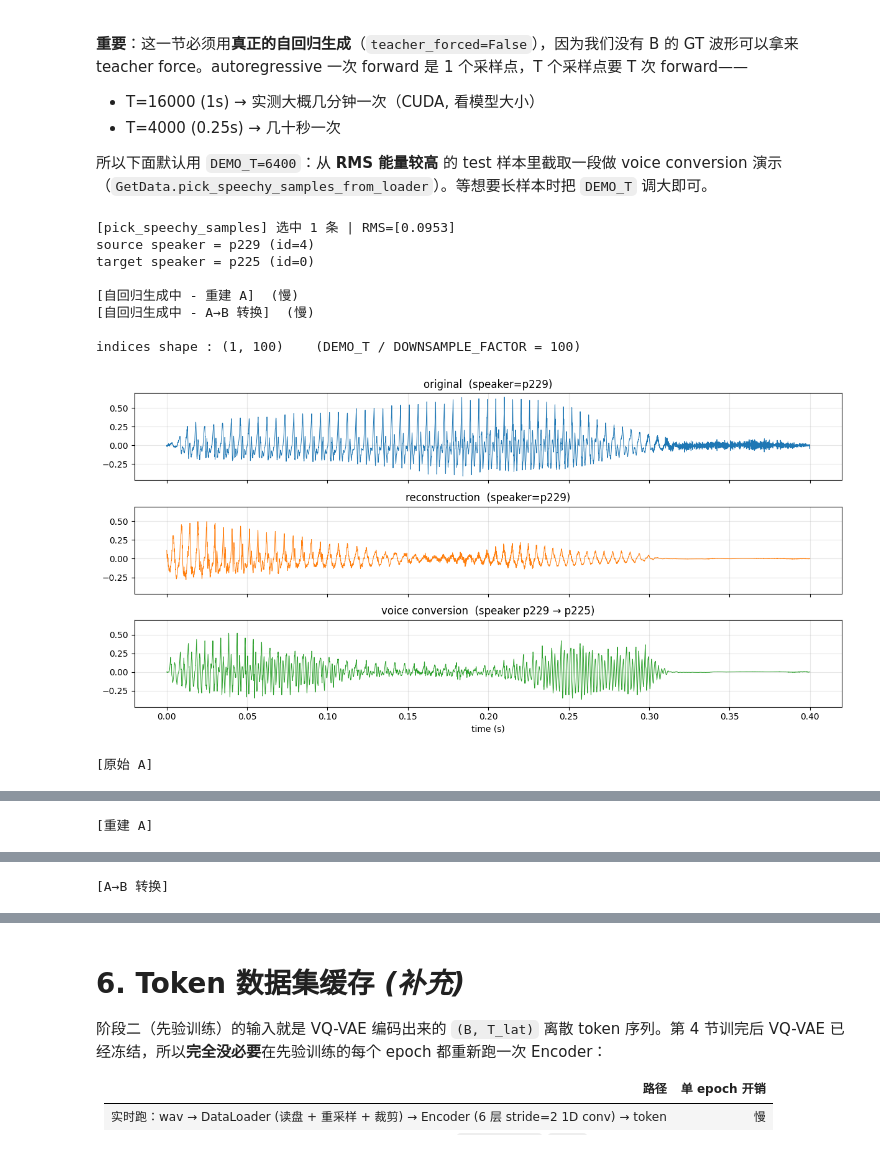
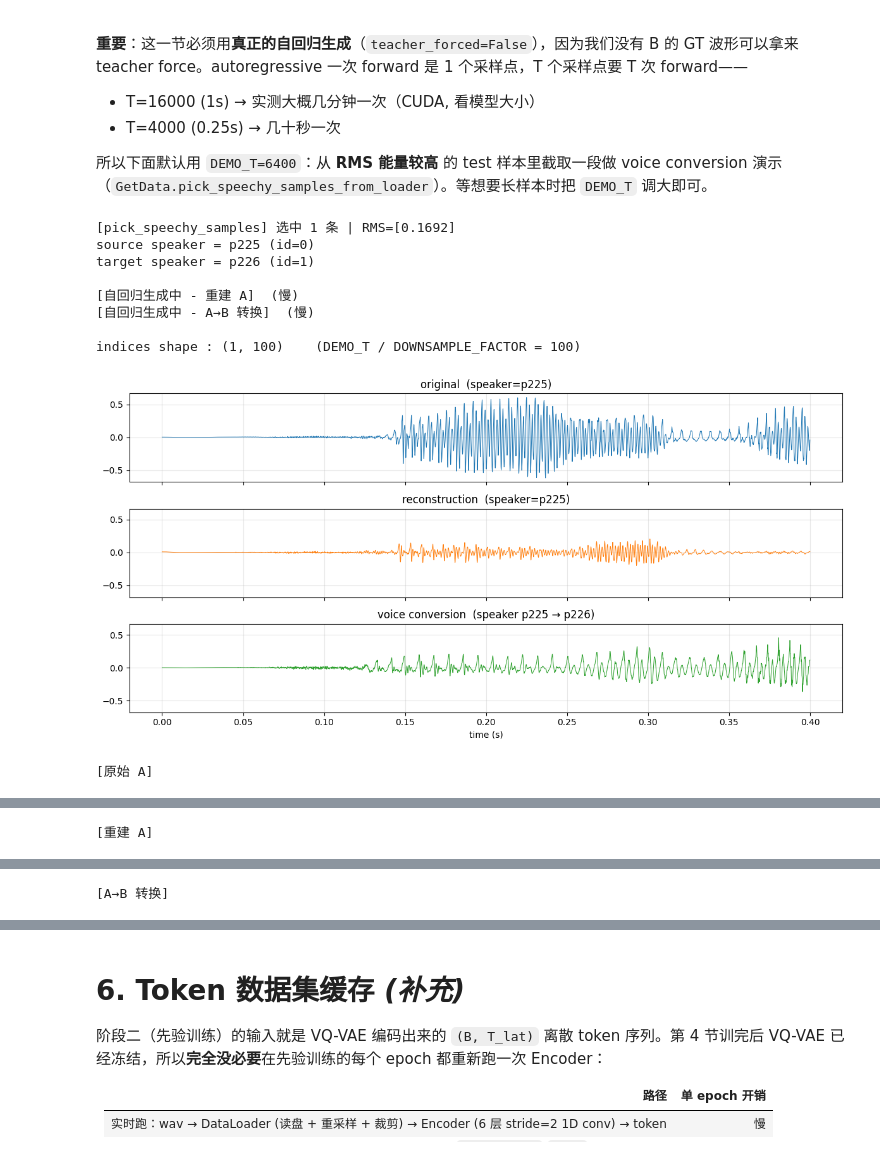
Before and after one commit to qing1zhuo/VQ-VAE, a Jupyter notebook: Audio_Ex/VCTK_recon&gene.ipynb, the cells around one changed output, grey strips where cells are left out. Saved outputs shown, nothing was run; the diff lists cells and outputs as text; code cells hidden in the pictures.

Commit message:
Update notebooks, checkpoint, notes & add generated images and report

```diff
--- a/Audio_Ex/VCTK_recon&gene.ipynb
+++ b/Audio_Ex/VCTK_recon&gene.ipynb
@@ -123,7 +123,7 @@ COMMIT_COST       = 0.25       # commitment loss 系数 β
 # ============================================================
 # 训练超参
 # ============================================================
-EPOCHS     = 1
+EPOCHS     = 3
 PRINT_EPOC = 1
 lr         = 2e-4
 wd         = 0.0
@@ -810,7 +817,7 @@ assert DEMO_T % DOWNSAMPLE_FACTOR == 0
 
 # ---- (1) 从 test 集挑一条 RMS 较高的 source (避免 head crop 的 leading silence) ----
 wf_src, _mu_src, spk_src = GetData.pick_speechy_samples_from_loader(
-    test_loader,
+    train_loader,
     n           = 1,
     min_rms     = 0.02,
     max_batches = 50,
@@ -819,7 +826,7 @@ src_id   = spk_src[0].item()
 src_name = id_to_speaker[src_id]
 
 # 从该条样本开头截取 DEMO_T 个采样点 (已是有语音的片段)
-wf_A  = wf_src[0:1, DEMO_T:2*DEMO_T]   # (1, DEMO_T)
+wf_A  = wf_src[0:1, :DEMO_T]   # (1, DEMO_T)
 spk_A = spk_src[0:1]           # (1,)
 print(f"source speaker = {src_name} (id={src_id})")
 
@@ -847,37 +854,37 @@ mu_BA, _ = Train.voice_convert_audio(
     model              = vqvae_model,
     waveform_float     = wf_A,
     target_speaker_id  = spk_B,
     device             = device,
 )
 wf_BA = mu_law_decode(mu_BA.cpu(), MU_LAW_CHANNELS)
 
 print(f"\nindices shape : {tuple(indices_A.shape)}    "
       f"(DEMO_T / DOWNSAMPLE_FACTOR = {DEMO_T // DOWNSAMPLE_FACTOR})")
 
 # ---- (4) 画三条波形 ----
 t_axis = np.arange(DEMO_T) / SAMPLE_RATE
 fig, axes = plt.subplots(3, 1, figsize=(12, 6), sharex=True, sharey=True)
 axes[0].plot(t_axis, wf_A[0].numpy(),  linewidth=0.7);                axes[0].set_title(f"original  (speaker={src_name})"); axes[0].grid(alpha=0.3)
 axes[1].plot(t_axis, wf_AA[0].numpy(), linewidth=0.7, color="tab:orange"); axes[1].set_title(f"reconstruction  (speaker={src_name})"); axes[1].grid(alpha=0.3)
 axes[2].plot(t_axis, wf_BA[0].numpy(), linewidth=0.7, color="tab:green");  axes[2].set_title(f"voice conversion  (speaker {src_name} → {tgt_name})"); axes[2].grid(alpha=0.3)
 axes[-1].set_xlabel("time (s)")
 plt.tight_layout()
 plt.show()
 
 # ---- (5) 三段试听 ----
 print("\n[原始 A]"); display(Audio(wf_A[0].numpy(),  rate=SAMPLE_RATE))
 print(f"[重建 A]"); display(Audio(wf_AA[0].numpy(), rate=SAMPLE_RATE))
 print(f"[A→B 转换]"); display(Audio(wf_BA[0].numpy(), rate=SAMPLE_RATE))
 # %% [output]
-[pick_speechy_samples] 选中 1 条 | RMS=[0.0953]
-source speaker = p229 (id=4)
-target speaker = p225 (id=0)
+[pick_speechy_samples] 选中 1 条 | RMS=[0.1692]
+source speaker = p225 (id=0)
+target speaker = p226 (id=1)
 
 [自回归生成中 - 重建 A]  (慢)
 [自回归生成中 - A→B 转换]  (慢)
 
 indices shape : (1, 100)    (DEMO_T / DOWNSAMPLE_FACTOR = 100)
-[figure, old version]
+[figure, new version]
 [原始 A]
 [interactive output not drawn]
 [重建 A]
```
Also changed, not shown: parts of 5 cells of this notebook, 7 other files.
